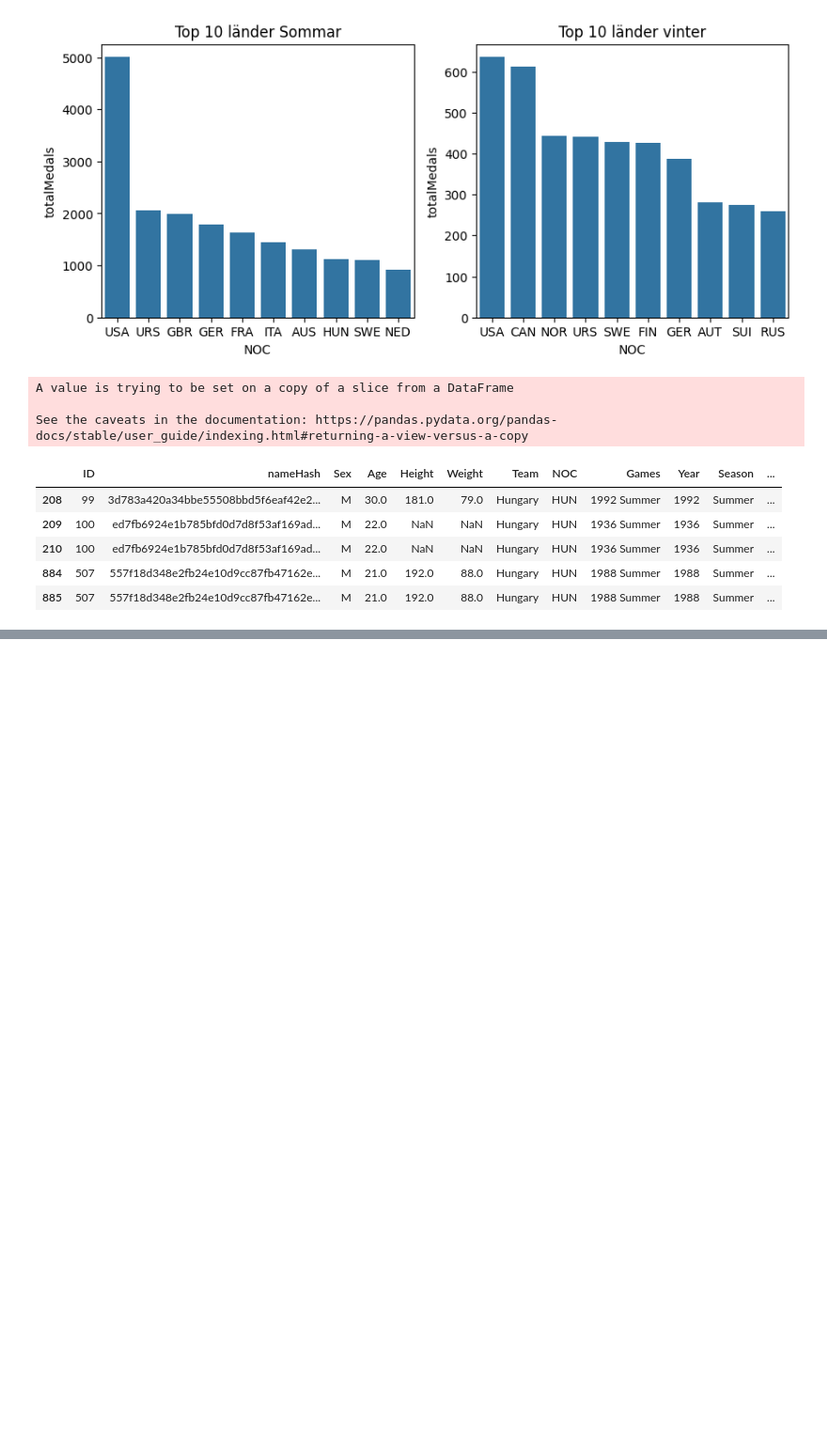
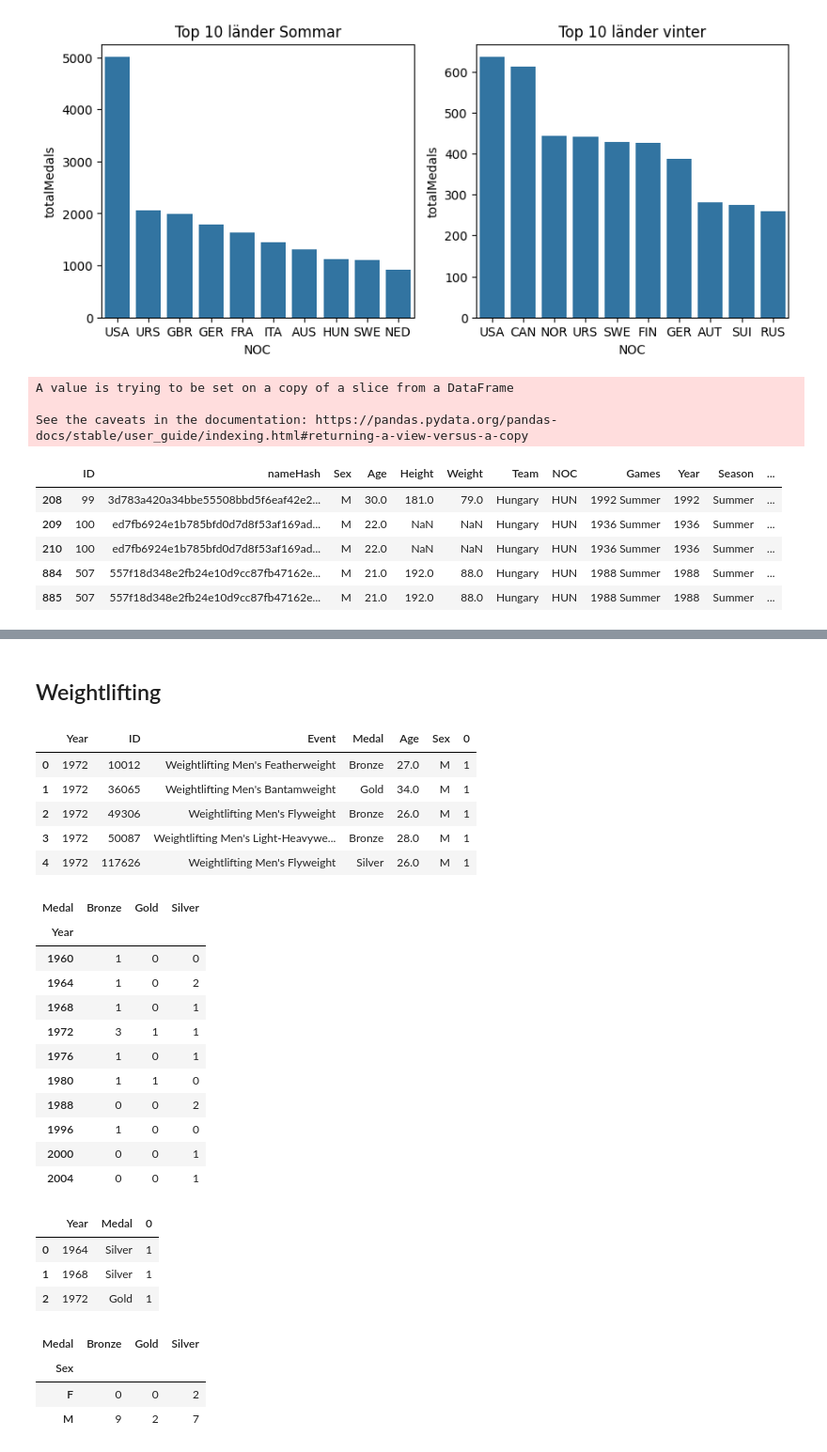
Before and after one commit to F-Degerman/Projekt_OS_Ungern, a Jupyter notebook: Egna_anteckningar/Adrian.ipynb, the cells around one changed output, grey strips where cells are left out. Shown: that part at 94% size. Cells and saved outputs as stored; diff of their text form; code cells hidden in the pictures; blank space fills up the shorter version.

```diff
--- a/Egna_anteckningar/Adrian.ipynb
+++ b/Egna_anteckningar/Adrian.ipynb
@@ -290,3 +296,65 @@ mean_agePer_Year = hunGym.groupby(["Year", "Sex"])["Age"].mean().reset_index()
 
 fig = px.line(mean_agePer_Year, x="Year", y="Age", color= "Sex", title="Mean age per year")
 fig.show()
+# %% [markdown]
+<h2>Weightlifting</h2>
+# %%
+
+hunWL = hun[hun["Sport"] == "Weightlifting"]
+hunWLMedals = hunWL.groupby(["Medal", "Year"]).size().reset_index(name="Count")
+
+UhunMed = hunWL.groupby(["Year", "Event", "Medal"]).size().reset_index()
+UhunWLMedalsByEvent = UhunMed.groupby(["Medal", "Year"]).size().reset_index(name="Count")
+
+fig = px.bar(
+    UhunWLMedalsByEvent,
+    x= "Year",
+    y= "Count",
+    color= "Medal",
+    barmode= "group",
+    title= "Hungary weightlifting Medals",
+    labels= { "Count" : "Number of medals", "Year" : "Year"},
+    color_discrete_map={'Gold': '#FFD700', 'Silver': '#C0C0C0', 'Bronze': '#CD7F32'}
+)
+
+fig.show()
+# %%
+hunWL1972 = hunWL[hunWL["Year"] == 1972]
+
+WLmed1972 = hunWL1972.groupby(["Year", "ID", "Event", "Medal", "Age", "Sex"]).size().reset_index()
+
+display(WLmed1972.head(10))
+display(pd.crosstab(hunWL["Year"], hunWL["Medal"]))
+display(hunWL[hunWL["ID"] == 36065].groupby(["Year", "Medal"]).size().reset_index())
+# %% [output]
+|  | Year | ID | Event | Medal | Age | Sex | 0 |
+| 0 | 1972 | 10012 | Weightlifting Men's Featherweight | Bronze | 27.0 | M | 1 |
+| 1 | 1972 | 36065 | Weightlifting Men's Bantamweight | Gold | 34.0 | M | 1 |
+| 2 | 1972 | 49306 | Weightlifting Men's Flyweight | Bronze | 26.0 | M | 1 |
+| 3 | 1972 | 50087 | Weightlifting Men's Light-Heavywe... | Bronze | 28.0 | M | 1 |
+| 4 | 1972 | 117626 | Weightlifting Men's Flyweight | Silver | 26.0 | M | 1 |
+| Medal | Bronze | Gold | Silver |
+| Year |  |  |  |
+| 1960 | 1 | 0 | 0 |
+| 1964 | 1 | 0 | 2 |
+| 1968 | 1 | 0 | 1 |
+| 1972 | 3 | 1 | 1 |
+| 1976 | 1 | 0 | 1 |
+| 1980 | 1 | 1 | 0 |
+| 1988 | 0 | 0 | 2 |
+| 1996 | 1 | 0 | 0 |
+| 2000 | 0 | 0 | 1 |
+| 2004 | 0 | 0 | 1 |
+|  | Year | Medal | 0 |
+| 0 | 1964 | Silver | 1 |
+| 1 | 1968 | Silver | 1 |
+| 2 | 1972 | Gold | 1 |
+# %%
+hunWLmed = hunWL.groupby(["Year", "ID", "Event", "Medal", "Age", "Sex"]).size().reset_index()
+WlMedbyGender = pd.crosstab(hunWLmed["Sex"], hunWLmed["Medal"])
+WlMedbyGender.head()
+# %% [output]
+| Medal | Bronze | Gold | Silver |
+| Sex |  |  |  |
+| F | 0 | 0 | 2 |
+| M | 9 | 2 | 7 |
```
Also changed, not shown: parts of 14 cells of this notebook.
